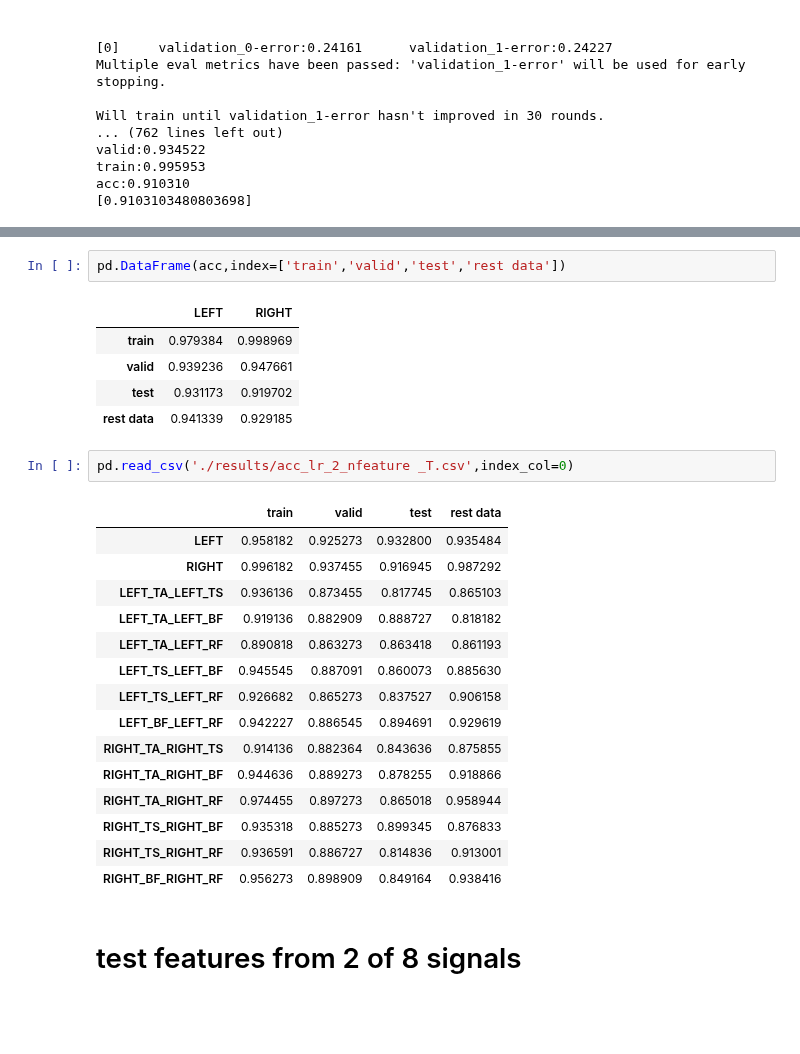
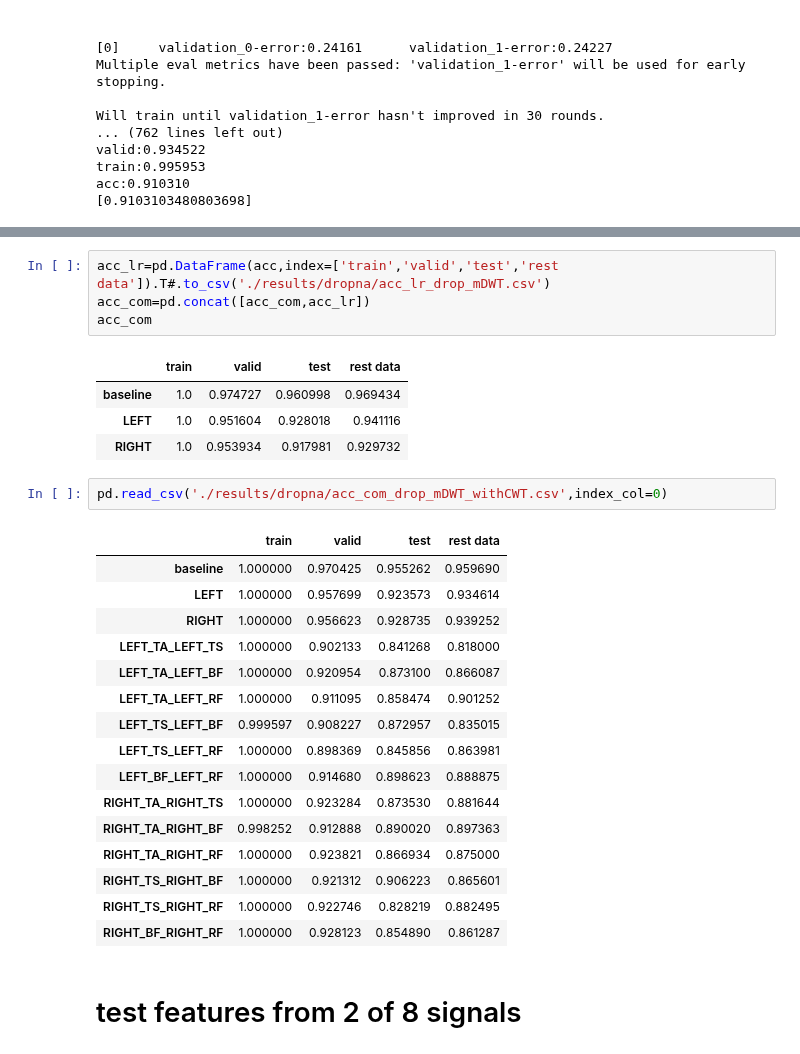
Before and after one commit to wuwenbo718/Master-Thesis, a Jupyter notebook: XGBoost.ipynb, the cells around one changed output, grey strips where cells are left out. Cells and saved outputs as stored; diff of their text form; blank space fills up the shorter version.

```diff
--- a/XGBoost.ipynb
+++ b/XGBoost.ipynb
@@ -518,29 +518,31 @@ KeyboardInterrupt:
 # %%
-pd.DataFrame(acc,index=['train','valid','test','rest data'])
+acc_lr=pd.DataFrame(acc,index=['train','valid','test','rest data']).T#.to_csv('./results/dropna/acc_lr_drop_mDWT.csv')
+acc_com=pd.concat([acc_com,acc_lr])
+acc_com
 # %% [output]
-|  | LEFT | RIGHT |
-| train | 0.979384 | 0.998969 |
-| valid | 0.939236 | 0.947661 |
-| test | 0.931173 | 0.919702 |
-| rest data | 0.941339 | 0.929185 |
+|  | train | valid | test | rest data |
+| baseline | 1.0 | 0.974727 | 0.960998 | 0.969434 |
+| LEFT | 1.0 | 0.951604 | 0.928018 | 0.941116 |
+| RIGHT | 1.0 | 0.953934 | 0.917981 | 0.929732 |
 # %%
-pd.read_csv('./results/acc_lr_2_nfeature _T.csv',index_col=0)
+pd.read_csv('./results/dropna/acc_com_drop_mDWT_withCWT.csv',index_col=0)
 # %% [output]
 |  | train | valid | test | rest data |
-| LEFT | 0.958182 | 0.925273 | 0.932800 | 0.935484 |
-| RIGHT | 0.996182 | 0.937455 | 0.916945 | 0.987292 |
-| LEFT_TA_LEFT_TS | 0.936136 | 0.873455 | 0.817745 | 0.865103 |
-| LEFT_TA_LEFT_BF | 0.919136 | 0.882909 | 0.888727 | 0.818182 |
-| LEFT_TA_LEFT_RF | 0.890818 | 0.863273 | 0.863418 | 0.861193 |
-| LEFT_TS_LEFT_BF | 0.945545 | 0.887091 | 0.860073 | 0.885630 |
-| LEFT_TS_LEFT_RF | 0.926682 | 0.865273 | 0.837527 | 0.906158 |
-| LEFT_BF_LEFT_RF | 0.942227 | 0.886545 | 0.894691 | 0.929619 |
-| RIGHT_TA_RIGHT_TS | 0.914136 | 0.882364 | 0.843636 | 0.875855 |
-| RIGHT_TA_RIGHT_BF | 0.944636 | 0.889273 | 0.878255 | 0.918866 |
-| RIGHT_TA_RIGHT_RF | 0.974455 | 0.897273 | 0.865018 | 0.958944 |
-| RIGHT_TS_RIGHT_BF | 0.935318 | 0.885273 | 0.899345 | 0.876833 |
-| RIGHT_TS_RIGHT_RF | 0.936591 | 0.886727 | 0.814836 | 0.913001 |
-| RIGHT_BF_RIGHT_RF | 0.956273 | 0.898909 | 0.849164 | 0.938416 |
+| baseline | 1.000000 | 0.970425 | 0.955262 | 0.959690 |
+| LEFT | 1.000000 | 0.957699 | 0.923573 | 0.934614 |
+| RIGHT | 1.000000 | 0.956623 | 0.928735 | 0.939252 |
+| LEFT_TA_LEFT_TS | 1.000000 | 0.902133 | 0.841268 | 0.818000 |
+| LEFT_TA_LEFT_BF | 1.000000 | 0.920954 | 0.873100 | 0.866087 |
+| LEFT_TA_LEFT_RF | 1.000000 | 0.911095 | 0.858474 | 0.901252 |
+| LEFT_TS_LEFT_BF | 0.999597 | 0.908227 | 0.872957 | 0.835015 |
+| LEFT_TS_LEFT_RF | 1.000000 | 0.898369 | 0.845856 | 0.863981 |
+| LEFT_BF_LEFT_RF | 1.000000 | 0.914680 | 0.898623 | 0.888875 |
+| RIGHT_TA_RIGHT_TS | 1.000000 | 0.923284 | 0.873530 | 0.881644 |
+| RIGHT_TA_RIGHT_BF | 0.998252 | 0.912888 | 0.890020 | 0.897363 |
+| RIGHT_TA_RIGHT_RF | 1.000000 | 0.923821 | 0.866934 | 0.875000 |
+| RIGHT_TS_RIGHT_BF | 1.000000 | 0.921312 | 0.906223 | 0.865601 |
+| RIGHT_TS_RIGHT_RF | 1.000000 | 0.922746 | 0.828219 | 0.882495 |
+| RIGHT_BF_RIGHT_RF | 1.000000 | 0.928123 | 0.854890 | 0.861287 |
 # %% [markdown]
 # test features from 2 of 8 signals
 # %%
```
Also changed, not shown: parts of 16 cells of this notebook, 10 other files.
